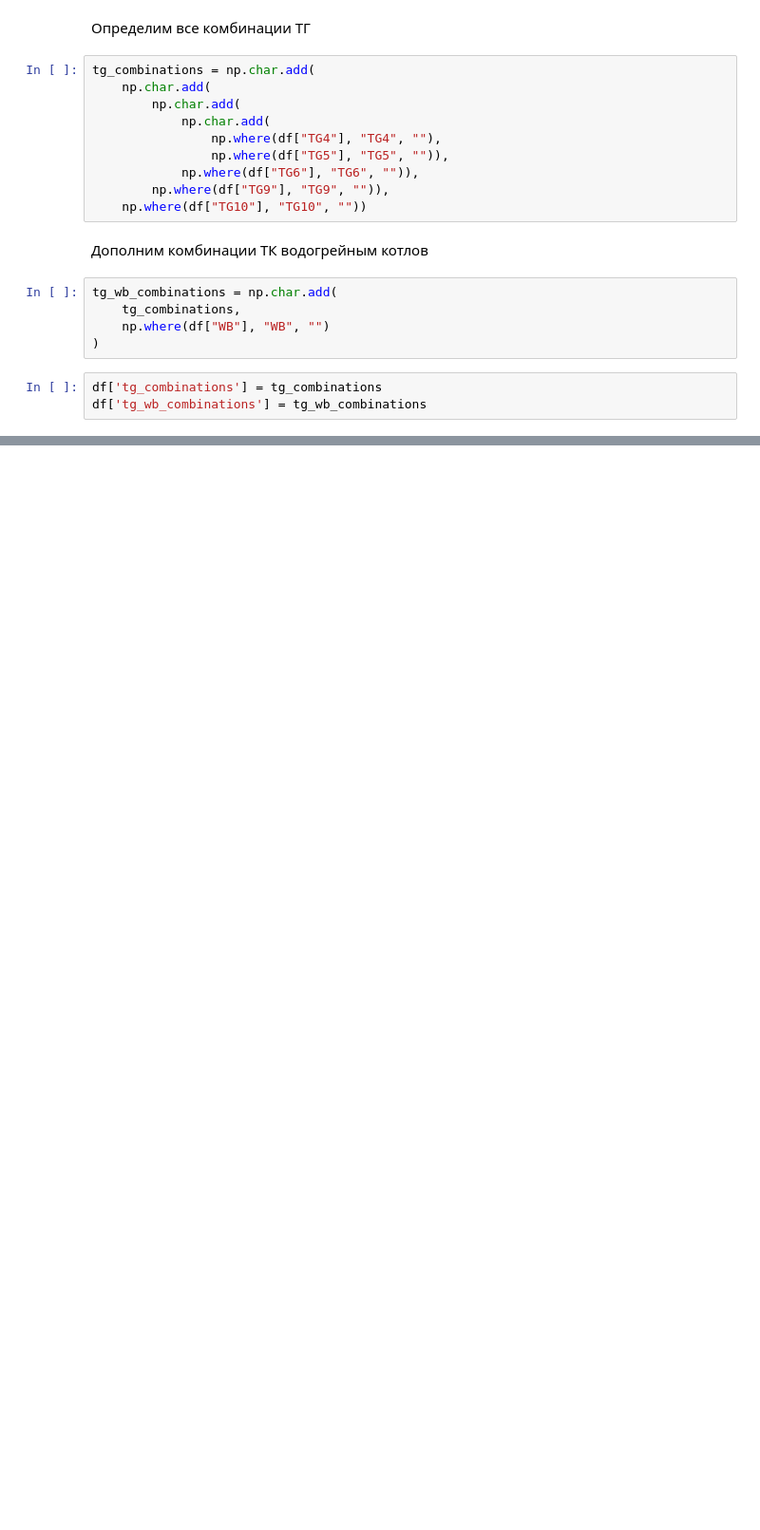
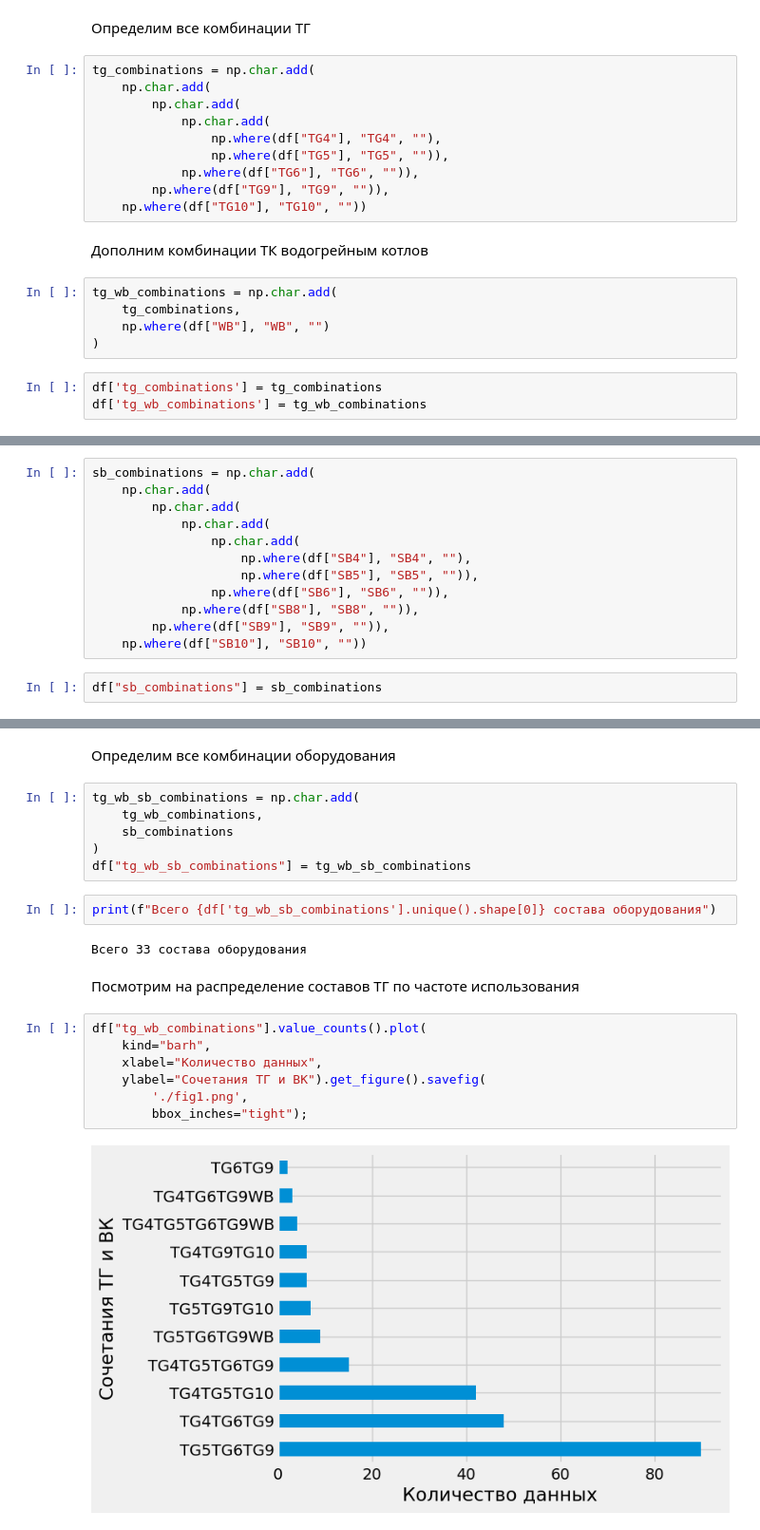
Before and after one commit to ArtyomShabunin/SMOPA, a Jupyter notebook: lesson_1.ipynb, the cells around one changed output, grey strips where cells are left out. Shown at 95% size. Saved outputs shown, nothing was run; the diff lists cells and outputs as text; blank space fills up the shorter version.

```diff
--- a/lesson_1.ipynb
+++ b/lesson_1.ipynb
@@ -688,0 +778,14 @@ df['tg_wb_combinations'] = tg_wb_combinations
+# %%
+sb_combinations = np.char.add(
+    np.char.add(
+        np.char.add(
+            np.char.add(
+                np.char.add(
+                    np.where(df["SB4"], "SB4", ""),
+                    np.where(df["SB5"], "SB5", "")),
+                np.where(df["SB6"], "SB6", "")),
+            np.where(df["SB8"], "SB8", "")),
+        np.where(df["SB9"], "SB9", "")),
+    np.where(df["SB10"], "SB10", ""))
+# %%
+df["sb_combinations"] = sb_combinations
@@ -688,0 +798,23 @@ df['tg_wb_combinations'] = tg_wb_combinations
+# %% [markdown]
+Определим все комбинации оборудования
+# %%
+tg_wb_sb_combinations = np.char.add(
+    tg_wb_combinations,
+    sb_combinations
+)
+df["tg_wb_sb_combinations"] = tg_wb_sb_combinations
+# %%
+print(f"Всего {df['tg_wb_sb_combinations'].unique().shape[0]} состава оборудования")
+# %% [output]
+Всего 33 состава оборудования
+# %% [markdown]
+Посмотрим на распределение составов ТГ по частоте использования
+# %%
+df["tg_wb_combinations"].value_counts().plot(
+    kind="barh",
+    xlabel="Количество данных",
+    ylabel="Сочетания ТГ и ВК").get_figure().savefig(
+        './fig1.png',
+        bbox_inches="tight");
+# %% [output]
+[figure, added]
```
Also changed, not shown: parts of 30 cells of this notebook.
